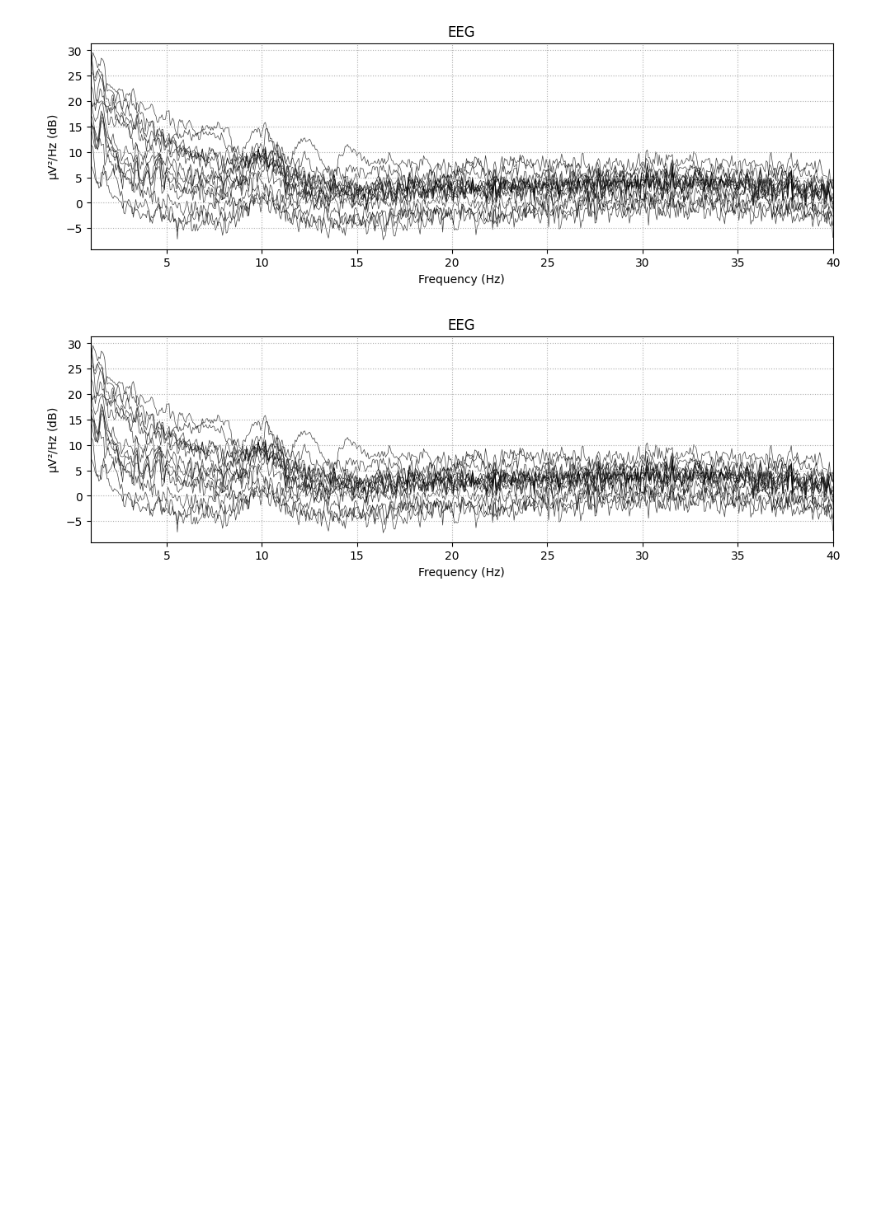
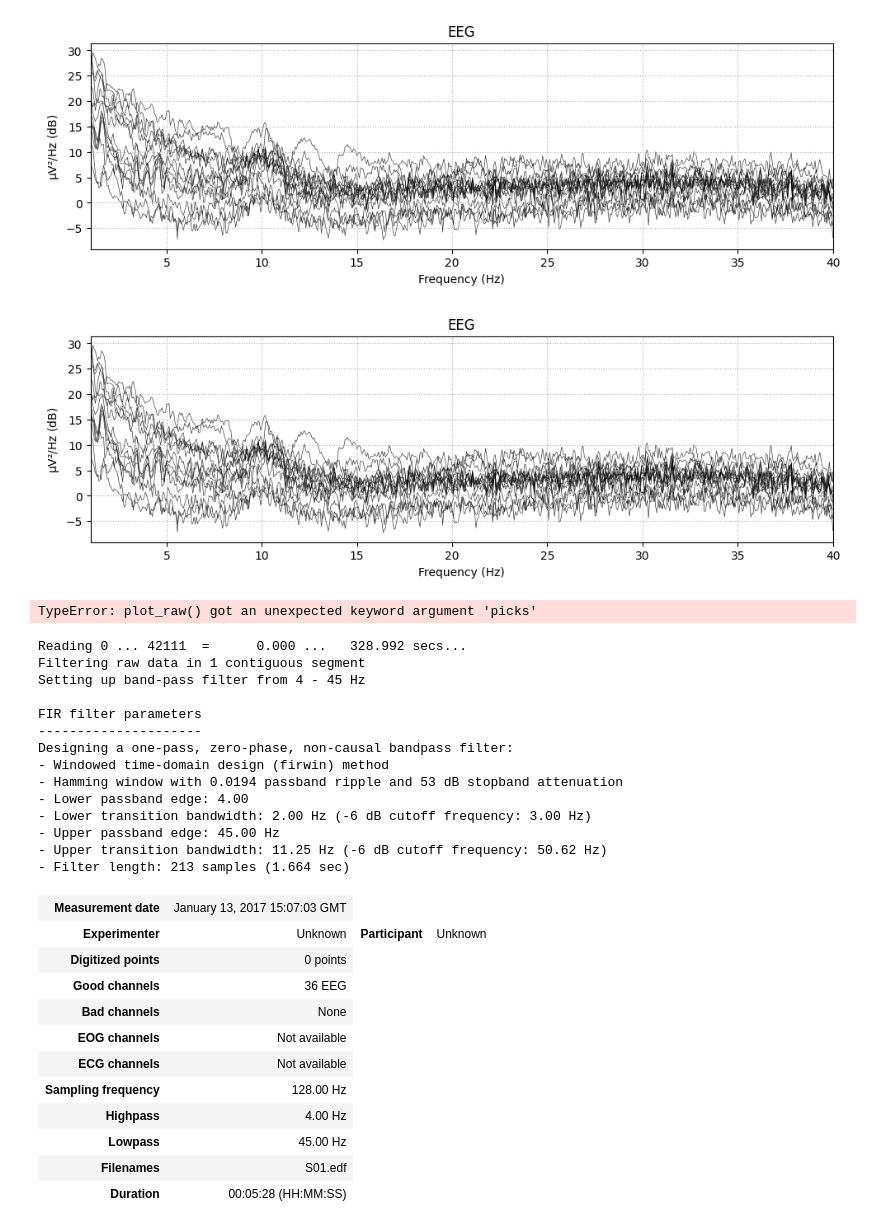
Before and after one commit to abhishek-topwal/MTP_HumanReliability, a Jupyter notebook: Anxiety/anxiety_feature_extraction.ipynb, the cells around one changed output. Saved outputs shown, nothing was run; the diff lists cells and outputs as text; code cells hidden in the pictures; blank space fills up the shorter version.

```diff
--- a/Anxiety/anxiety_feature_extraction.ipynb
+++ b/Anxiety/anxiety_feature_extraction.ipynb
@@ -35,0 +33,39 @@ filtered_raw.filter(4,45, fir_design='firwin', verbose = False)
+# %%
+mne.viz.plot_raw(ra)
+# %% [output]
+TypeError: plot_raw() got an unexpected keyword argument 'picks'
+# %%
+filtered_raw = raw.copy()
+# filtered_raw.load_data().filter(4.0,45.0,filter_length=16,fir_window='hamming')
+filtered_raw.load_data().filter(4.0,45.0,fir_window='hamming')
+
+# original_raw = raw.copy()
+# raw_data = raw.get_data()
+# mne.filter.filter_data(raw_data,sfreq=128,l_freq=1,h_freq=40)
+# %% [output]
+Reading 0 ... 42111  =      0.000 ...   328.992 secs...
+Filtering raw data in 1 contiguous segment
+Setting up band-pass filter from 4 - 45 Hz
+
+FIR filter parameters
+---------------------
+Designing a one-pass, zero-phase, non-causal bandpass filter:
+- Windowed time-domain design (firwin) method
+- Hamming window with 0.0194 passband ripple and 53 dB stopband attenuation
+- Lower passband edge: 4.00
+- Lower transition bandwidth: 2.00 Hz (-6 dB cutoff frequency: 3.00 Hz)
+- Upper passband edge: 45.00 Hz
+- Upper transition bandwidth: 11.25 Hz (-6 dB cutoff frequency: 50.62 Hz)
+- Filter length: 213 samples (1.664 sec)
+| Measurement date | January 13, 2017 15:07:03 GMT |
+| Experimenter | Unknown | Participant | Unknown |
+| Digitized points | 0 points |
+| Good channels | 36 EEG |
+| Bad channels | None |
+| EOG channels | Not available |
+| ECG channels | Not available |
+| Sampling frequency | 128.00 Hz |
+| Highpass | 4.00 Hz |
+| Lowpass | 45.00 Hz |
+| Filenames | S01.edf |
+| Duration | 00:05:28 (HH:MM:SS) |
```
Also changed, not shown: parts of 1 cell of this notebook, 1 other file.
